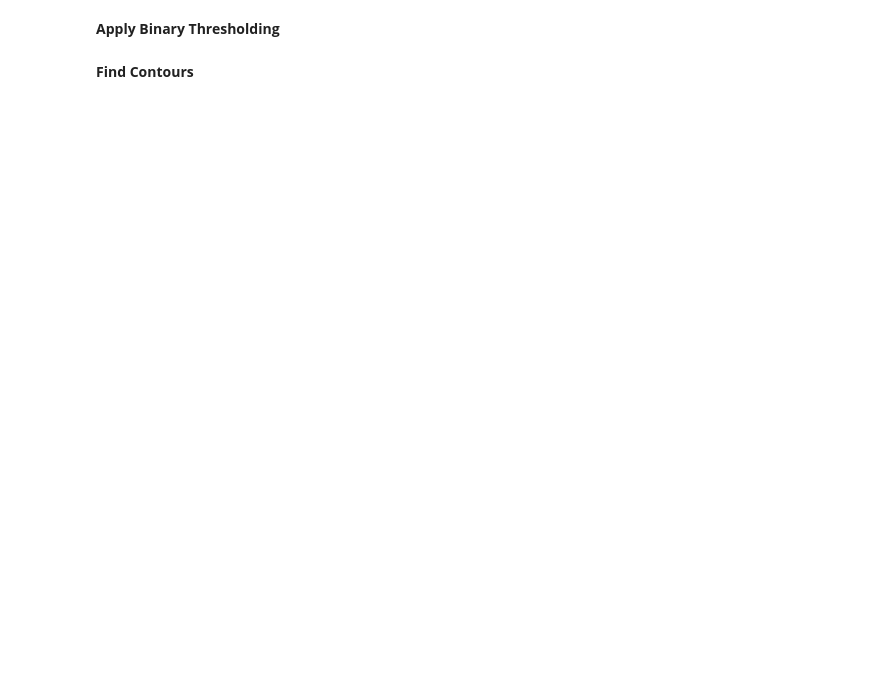
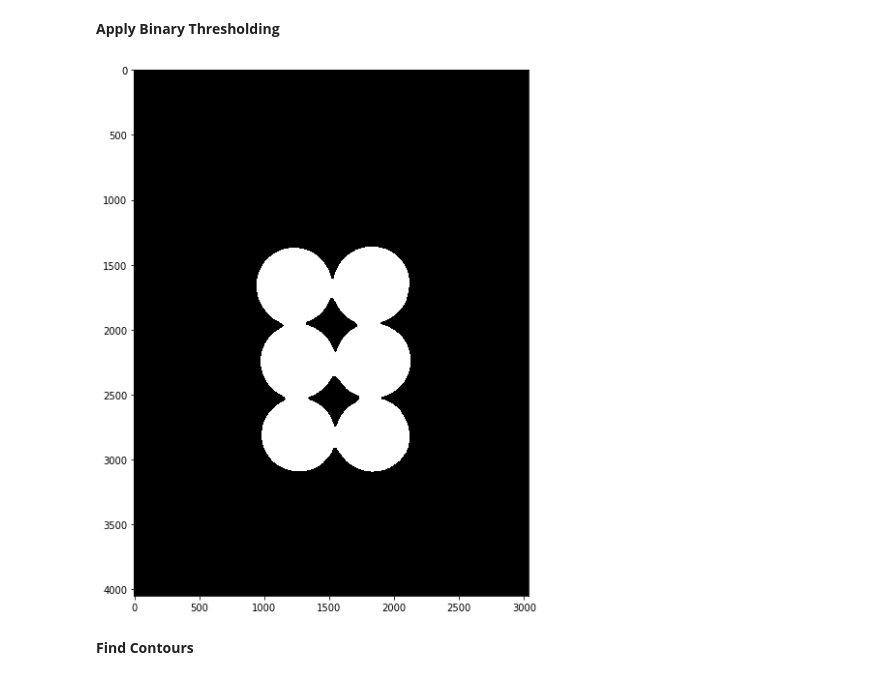
Before and after one commit to neemiasbsilva/object-detection-opencv, a Jupyter notebook: apply-watershed-algorithm.ipynb, the cells around one changed output. Cells and saved outputs as stored; diff of their text form; code cells hidden in the pictures; blank space fills up the shorter version.

```diff
--- a/apply-watershed-algorithm.ipynb
+++ b/apply-watershed-algorithm.ipynb
@@ -41,4 +45,10 @@ gray_sep_coins = cv2.cvtColor(sep_blur, )
 # %% [markdown]
 **Apply Binary Thresholding**
+# %%
+ret, sep_thresholding = cv2.threshold(gray_sep_coins, 160, 255, cv2.THRESH_BINARY_INV)
+# %%
+display(sep_thresholding)
+# %% [output]
+[figure, added]
 # %% [markdown]
 **Find Contours**
```
Also changed, not shown: parts of 2 cells of this notebook.
